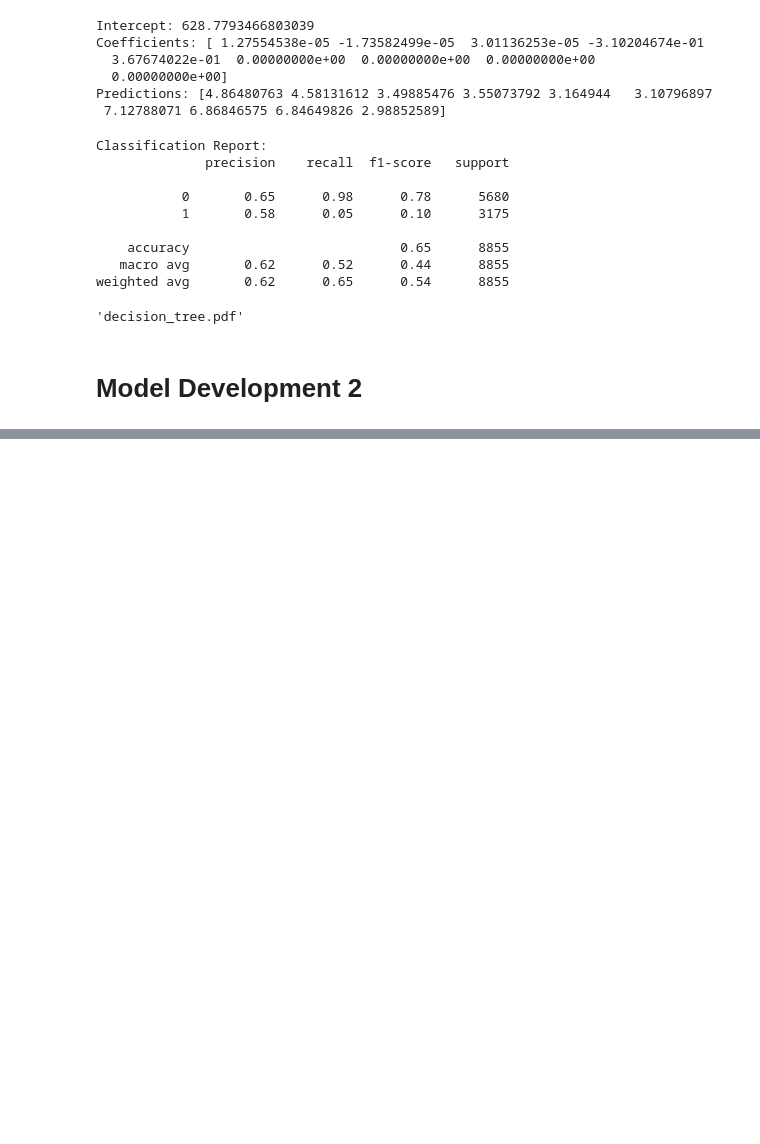
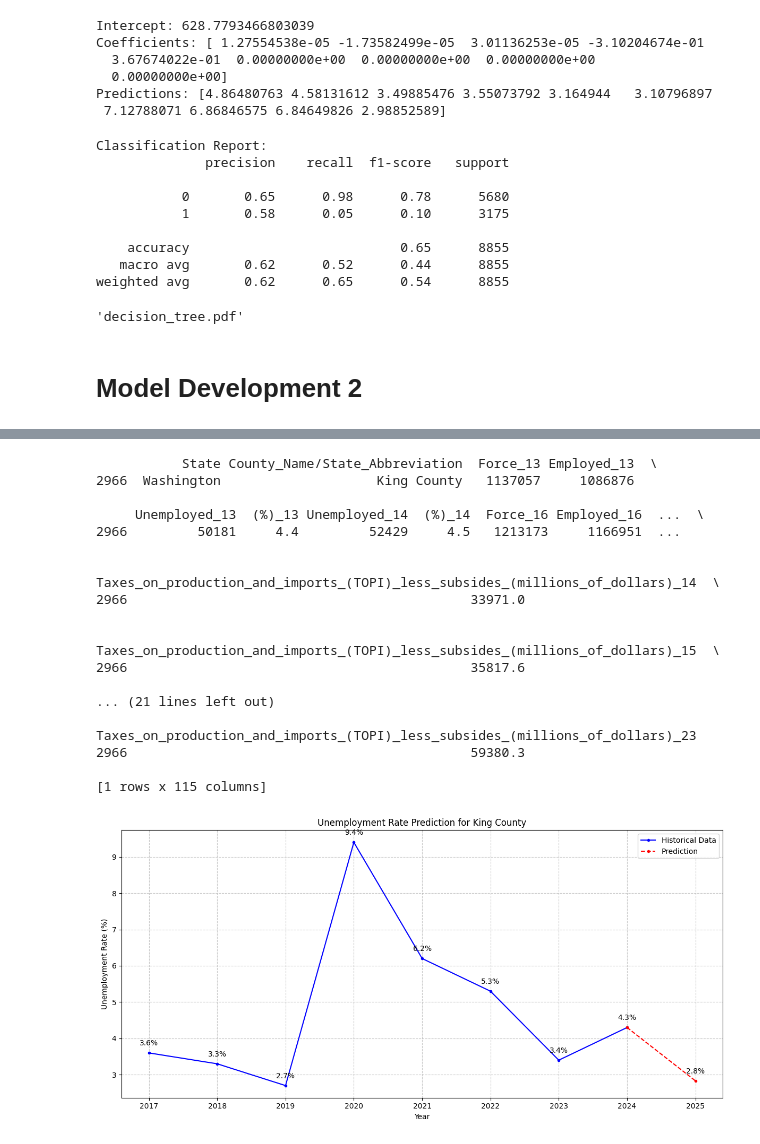
Before and after one commit to taran-bains/min-wage-vs-unemployment, a Jupyter notebook: final_analysis.ipynb, the cells around one changed output, grey strips where cells are left out. Drawn from its saved outputs; the diff is of its cells as text; code cells hidden in the pictures; blank space fills up the shorter version.

```diff
--- a/final_analysis.ipynb
+++ b/final_analysis.ipynb
@@ -874,6 +930,6 @@ print("RMSE of Stacked Model: ", rmse_stacked)
 # %%
-# Ensure clean data
-X_train_cleaned = X_train.dropna()
+# Ensure clean data and sort features alphabetically
+X_train_cleaned = X_train.dropna().sort_index(axis=1)
 y_train_cleaned = y_train[X_train_cleaned.index]
 
 # Hyperparameter grid for Decision Tree
@@ -1055,0 +1258,74 @@ plt.show()
+# %%
+# Graph prediction with old data
+def plot_prediction_with_history(df, prediction, county_name='King County'):
+    # Get historical data for the specified county
+    historical_data = df[(df['County_Name/State_Abbreviation'] == county_name) & (df['State'] == 'Washington')]
+    print(historical_data)
+    # Create figure and axis
+    plt.figure(figsize=(12, 6))
+
+    # Plot historical unemployment rates
+    # years = range(2016, 2025)  # From 2016 to 2023, plus prediction for 2025
+    # historical_rates = [
+    #     historical_data[f'(%)_{str(year)[2:]}'].iloc[0] if year < 2024 and f'(%)_{str(year)[2:]}' in historical_data.columns
+    #     else prediction[0] if year == 2025  # Use prediction for 2025
+    #     else None for year in years
+    # ]
+
+    years = [2017, 2018, 2019, 2020, 2021, 2022, 2023, 2024, 2025]
+    # Plot historical unemployment rates
+    historical_rates = [
+        historical_data['(%)_17'].iloc[0],
+        historical_data['(%)_18'].iloc[0],
+        historical_data['(%)_19'].iloc[0],
+        historical_data['(%)_20'].iloc[0],
+        historical_data['(%)_21'].iloc[0],
+        historical_data['(%)_22'].iloc[0],
+        historical_data['(%)_23'].iloc[0],
+        4.3, # 2024 from https://fred.stlouisfed.org/series/WAKING5URN
+        prediction[0]
+    ]
+
+    # Create the plot
+    plt.plot(years[:-1], historical_rates[:-1], 'b.-', label='Historical Data')
+    plt.plot(years[-2:], historical_rates[-2:], 'r.--', label='Prediction')
+
+    # Customize the plot
+    plt.title(f'Unemployment Rate Prediction for {county_name}')
+    plt.xlabel('Year')
+    plt.ylabel('Unemployment Rate (%)')
+    plt.grid(True, linestyle='--', alpha=0.7)
+    plt.legend()
+
+    # Add value labels
+    for i, rate in enumerate(historical_rates):
+        plt.annotate(f'{rate:.1f}%',
+                    (years[i], rate),
+                    textcoords="offset points",
+                    xytext=(0,10),
+                    ha='center')
+
+    plt.tight_layout()
+    plt.show()
+
+# Usage:
+plot_prediction_with_history(df, prediction)
+# %% [output]
+           State County_Name/State_Abbreviation  Force_13 Employed_13  \
+2966  Washington                    King County   1137057     1086876
+
+     Unemployed_13  (%)_13 Unemployed_14  (%)_14  Force_16 Employed_16  ...  \
+2966         50181     4.4         52429     4.5   1213173     1166951  ...
+
+     Taxes_on_production_and_imports_(TOPI)_less_subsides_(millions_of_dollars)_14  \
+2966                                            33971.0
+
+      Taxes_on_production_and_imports_(TOPI)_less_subsides_(millions_of_dollars)_15  \
+2966                                            35817.6
+
+... (21 lines left out)
+      Taxes_on_production_and_imports_(TOPI)_less_subsides_(millions_of_dollars)_23
+2966                                            59380.3
+
+[1 rows x 115 columns]
+[figure, added]
```
Also changed, not shown: parts of 18 cells of this notebook, 2 other files.
